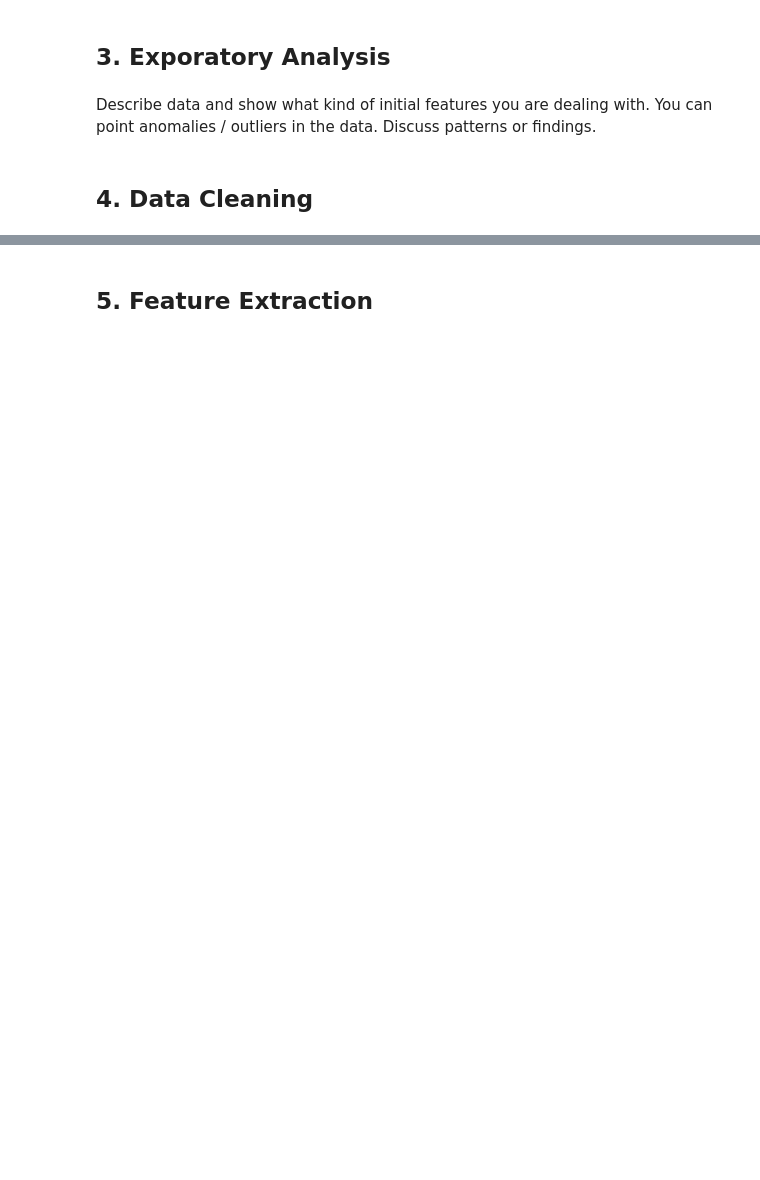
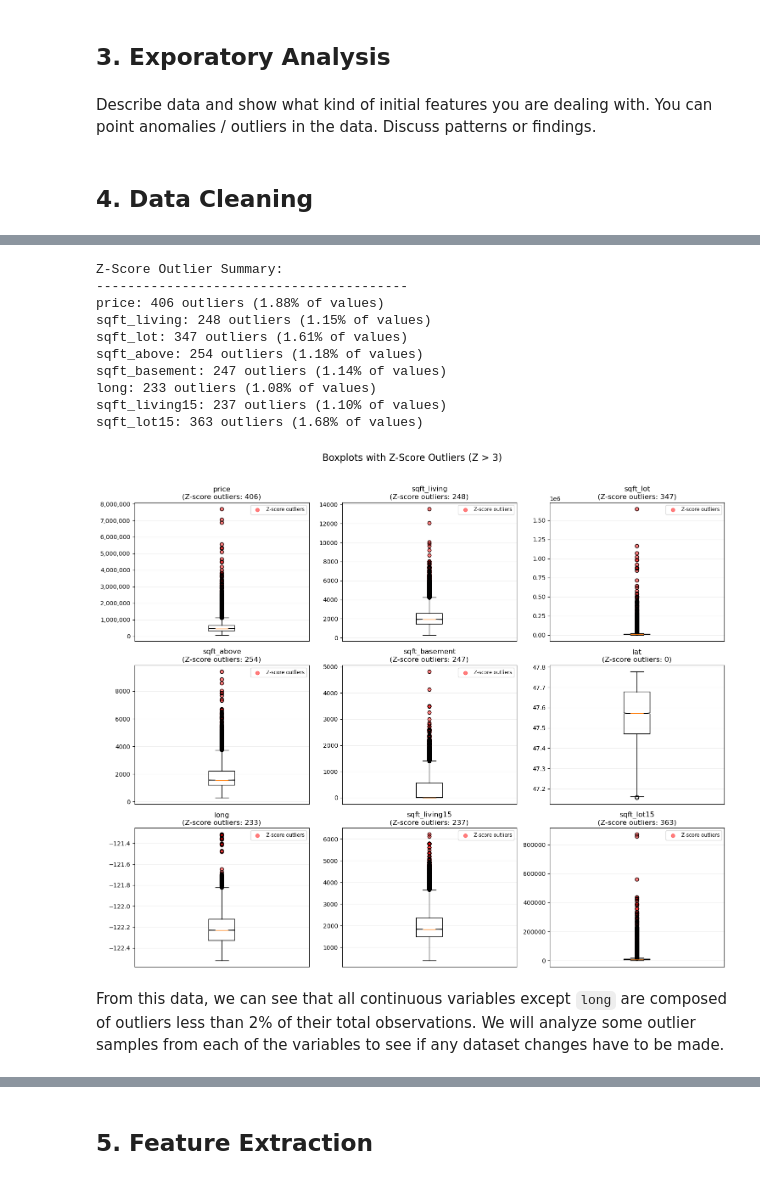
Before and after one commit to axsulit/data100_mco, a Jupyter notebook: main.ipynb, the cells around one changed output, grey strips where cells are left out. Cells and saved outputs as stored; diff of their text form; code cells hidden in the pictures; blank space fills up the shorter version.

```diff
--- a/main.ipynb
+++ b/main.ipynb
@@ -77,0 +146,16 @@ If you removed data, explain why removing the data was necessary.
+# %%
+fig, outliers = HousePrices.create_zscore_boxplot(house_prices_df, 3)
+# %% [output]
+Z-Score Outlier Summary:
+----------------------------------------
+price: 406 outliers (1.88% of values)
+sqft_living: 248 outliers (1.15% of values)
+sqft_lot: 347 outliers (1.61% of values)
+sqft_above: 254 outliers (1.18% of values)
+sqft_basement: 247 outliers (1.14% of values)
+long: 233 outliers (1.08% of values)
+sqft_living15: 237 outliers (1.10% of values)
+sqft_lot15: 363 outliers (1.68% of values)
+[figure, added]
+# %% [markdown]
+From this data, we can see that all continuous variables except `long` are composed of outliers less than 2% of their total observations. We will analyze some outlier samples from each of the variables to see if any dataset changes have to be made.
```
Also changed, not shown: parts of 42 cells of this notebook, 2 other files.
